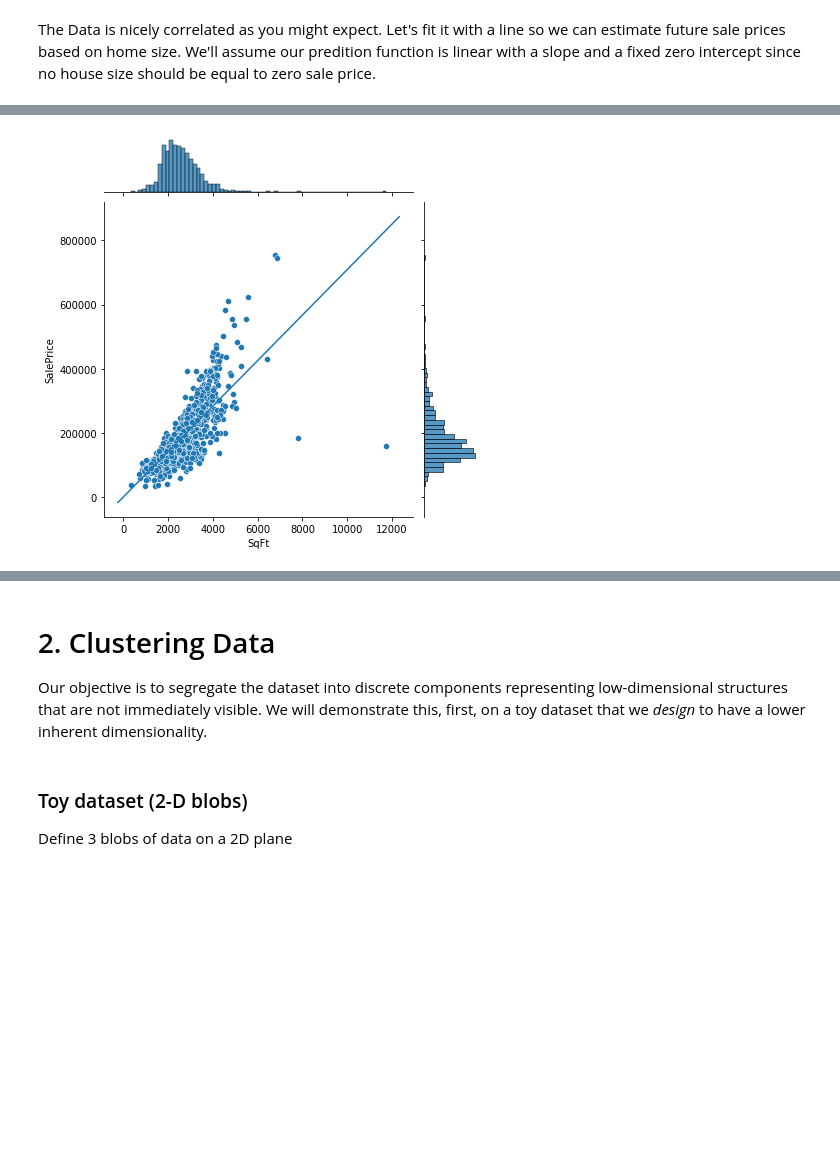
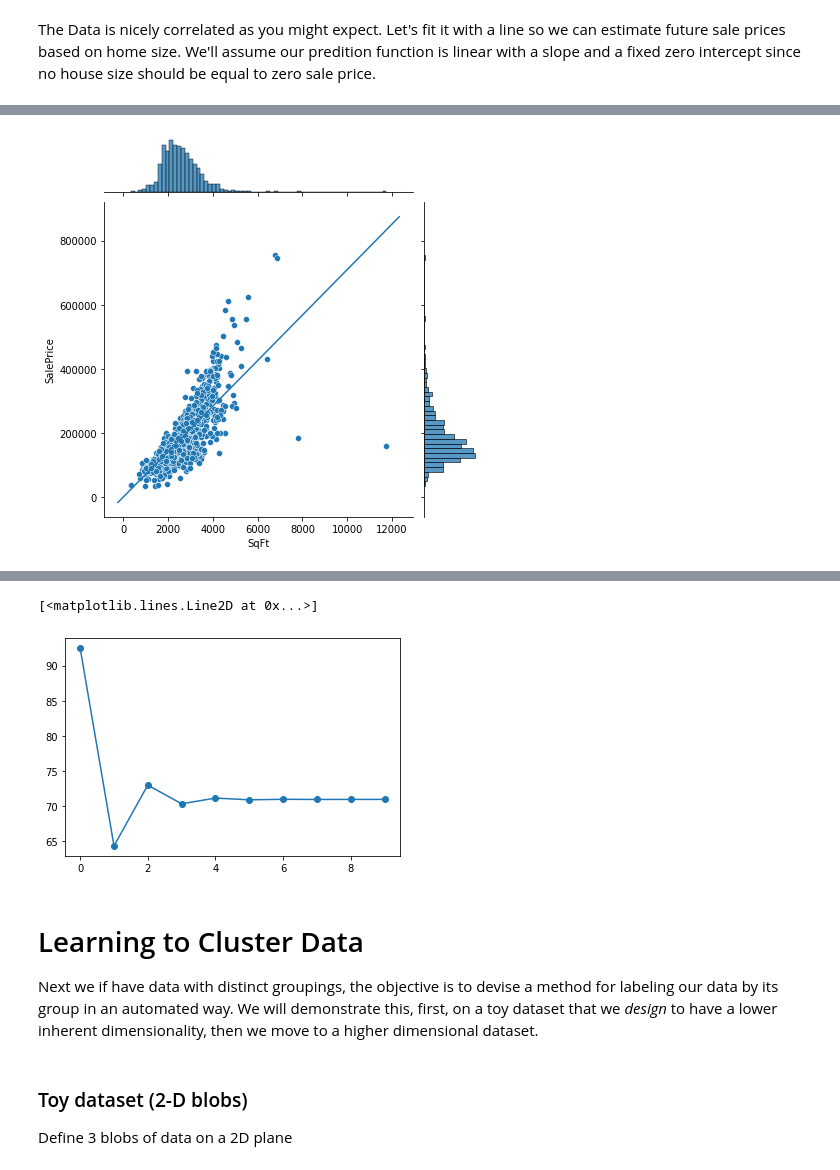
Before and after one commit to argonne-lcf/ATPESC_MachineLearning, a Jupyter notebook: 00_statisticalLearning/statistical_learning.ipynb, the cells around one changed output, grey strips where cells are left out. Cells and saved outputs as stored; diff of their text form; code cells hidden in the pictures; blank space fills up the shorter version.

```diff
--- a/00_statisticalLearning/statistical_learning.ipynb
+++ b/00_statisticalLearning/statistical_learning.ipynb
@@ -188,12 +182,14 @@ The `learning_rate` is shown as driving how big of steps you take around the min
 Putting it all together we can iterate to a solution:
 # %%
 m = 1
-learning_rate = 0.00000001  # play with this value
+learning_rate = 0.00000009  # play with this value
+iterations = 10
 print ("Initial slope: ", m)
-for i in range(0, 50):
+slope_history = []
+for i in range(0, iterations):
   # all the magic here
   m = learn(area,price,m,learning_rate)
-
+  slope_history.append(m)
   # plot output so we can see progress
   ipydis.clear_output('wait')
   plot = sns.jointplot(x=area, y=price)
@@ -203,5 +199,7 @@ for i in range(0, 50):
   plt.show()
   print ("Step: %3d   Loss: %10.5f  Current Slope: %10.5f" % (i,evaluate(m,area,price), m))
   time.sleep(0.5)
+# visualize the finding of the slope.
+plt.plot(range(len(slope_history)), slope_history, 'o-')
 # %% [output]
 [figure]
@@ -209,6 +207,8 @@ Step:  49   Loss: 2463708501.61937  Current Slope:   70.92935
+[<matplotlib.lines.Line2D at 0x...>]
+[figure, added]
 # %% [markdown]
-# 2. Clustering Data
-Our objective is to segregate the dataset into discrete components representing low-dimensional structures that are not immediately visible. We will demonstrate this, first, on a toy dataset that we _design_ to have a lower inherent dimensionality.
+# Learning to Cluster Data
+Next we if have data with distinct groupings, the objective is to devise a method for labeling our data by its group in an automated way. We will demonstrate this, first, on a toy dataset that we _design_ to have a lower inherent dimensionality, then we move to a higher dimensional dataset.
 # %% [markdown]
 ### Toy dataset (2-D blobs)
 Define 3 blobs of data on a 2D plane
```
Also changed, not shown: parts of 44 cells of this notebook.
